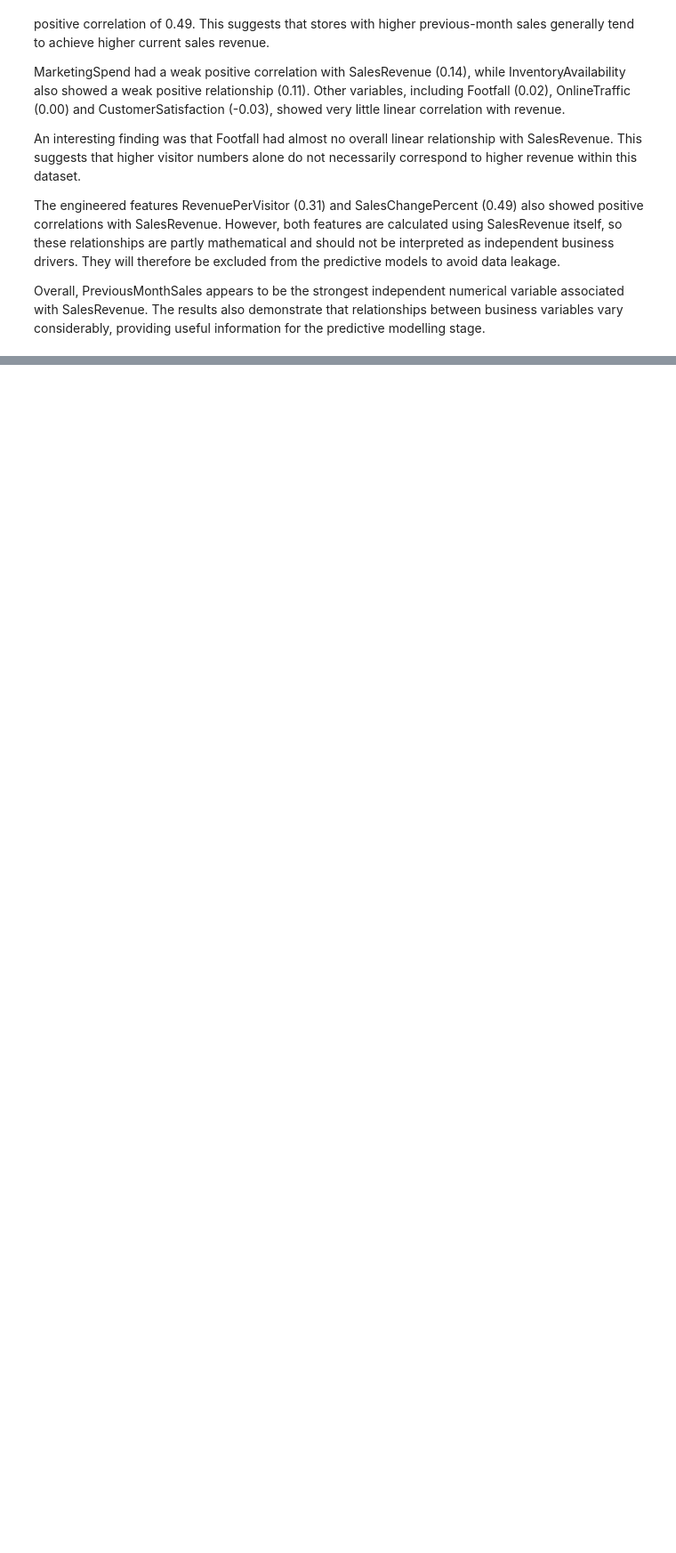
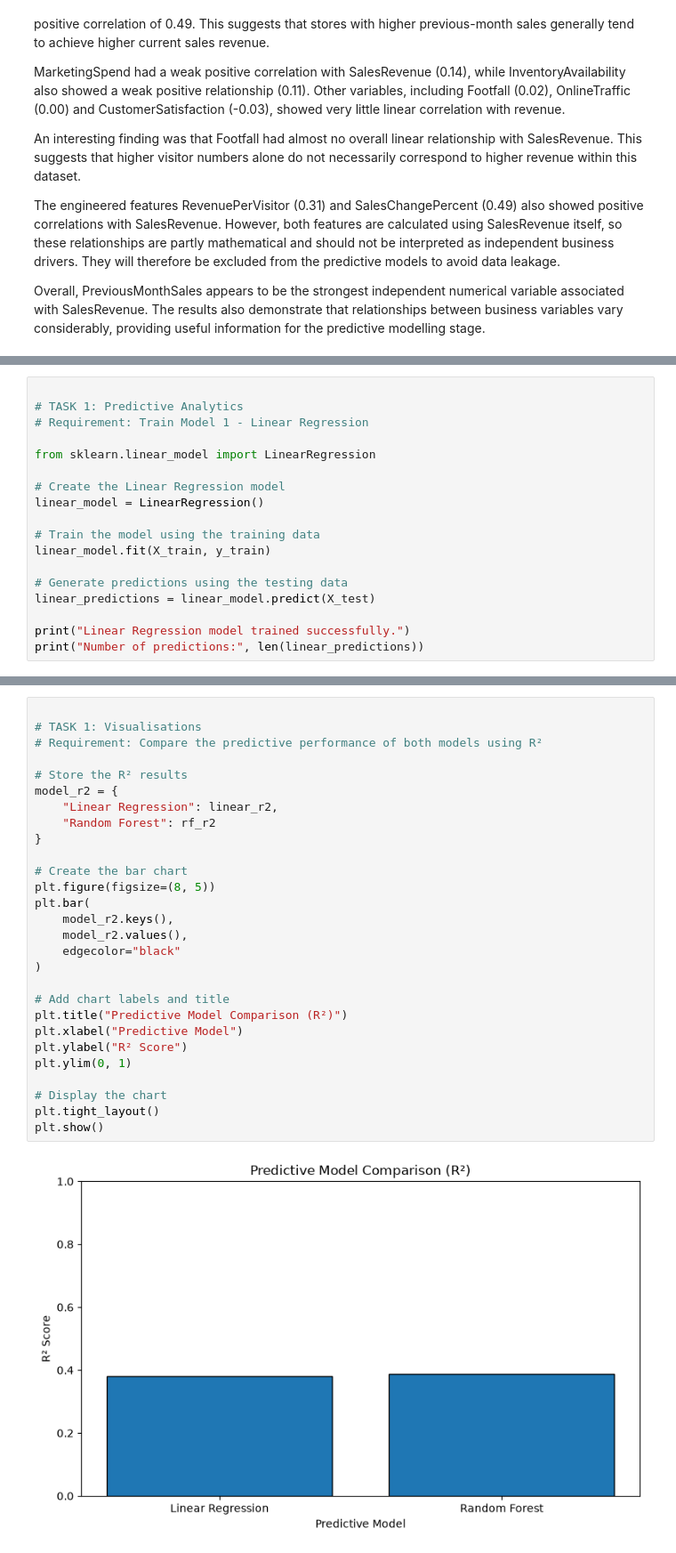
Before and after one commit to JackVC1/CA1-Data-Analytics-for-Business, a Jupyter notebook: notebooks/01_retail_performance.ipynb, the cells around one changed output, grey strips where cells are left out. Shown at 89% size. Saved outputs shown, nothing was run; the diff lists cells and outputs as text; blank space fills up the shorter version.

```diff
--- a/notebooks/01_retail_performance.ipynb
+++ b/notebooks/01_retail_performance.ipynb
@@ -739,0 +794,18 @@ Overall, PreviousMonthSales appears to be the strongest independent numerical va
+# %%
+
+# TASK 1: Predictive Analytics
+# Requirement: Train Model 1 - Linear Regression
+
+from sklearn.linear_model import LinearRegression
+
+# Create the Linear Regression model
+linear_model = LinearRegression()
+
+# Train the model using the training data
+linear_model.fit(X_train, y_train)
+
+# Generate predictions using the testing data
+linear_predictions = linear_model.predict(X_test)
+
+print("Linear Regression model trained successfully.")
+print("Number of predictions:", len(linear_predictions))
@@ -739,0 +960,30 @@ Overall, PreviousMonthSales appears to be the strongest independent numerical va
+# %%
+
+# TASK 1: Visualisations
+# Requirement: Compare the predictive performance of both models using R²
+
+# Store the R² results
+model_r2 = {
+    "Linear Regression": linear_r2,
+    "Random Forest": rf_r2
+}
+
+# Create the bar chart
+plt.figure(figsize=(8, 5))
+plt.bar(
+    model_r2.keys(),
+    model_r2.values(),
+    edgecolor="black"
+)
+
+# Add chart labels and title
+plt.title("Predictive Model Comparison (R²)")
+plt.xlabel("Predictive Model")
+plt.ylabel("R² Score")
+plt.ylim(0, 1)
+
+# Display the chart
+plt.tight_layout()
+plt.show()
+# %% [output]
+[figure, added]
```
Also changed, not shown: parts of 8 cells of this notebook.
